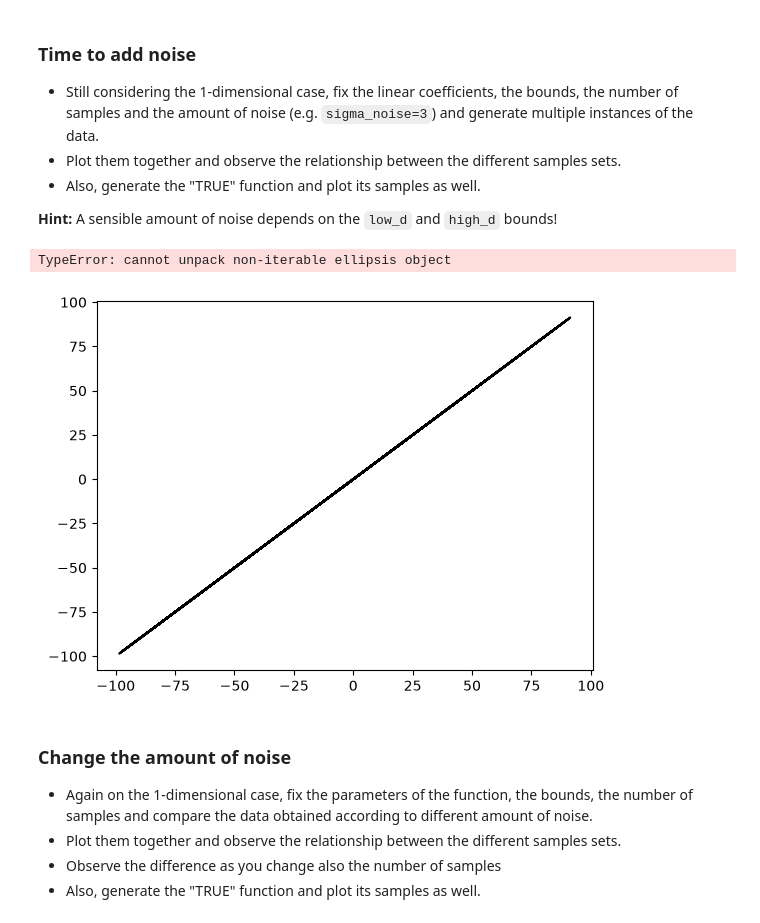
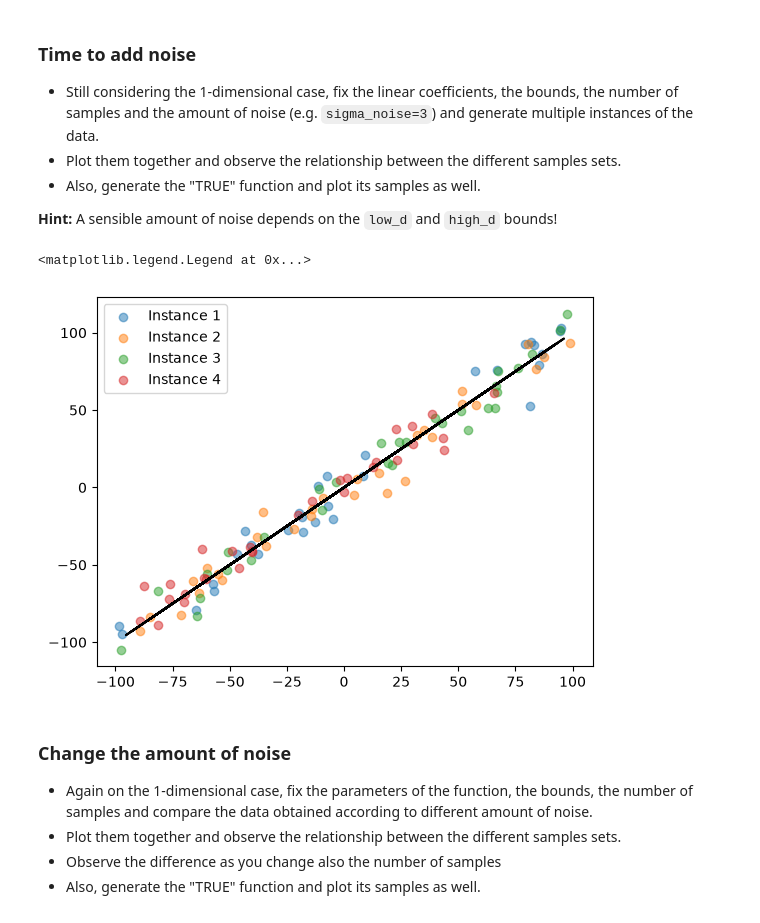
Before and after one commit to sinahatami/ml, a Jupyter notebook: notebooks/labs/Lab0_DataGeneration.ipynb, the cells around one changed output. Drawn from its saved outputs; the diff is of its cells as text; code cells hidden in the pictures.

```diff
--- a/notebooks/labs/Lab0_DataGeneration.ipynb
+++ b/notebooks/labs/Lab0_DataGeneration.ipynb
@@ -79,26 +79,34 @@ TypeError: cannot unpack non-iterable ellipsis object
 # %%
 D = 1
 w = np.array([1]).reshape(-1, D).transpose()
 low_D = np.array([-100])
 high_D = np.array([100])
 
 n = 30
 sigma_noise = 10
 
 Xtrue, Ytrue = linearRegrFunction(100, D, low_D, high_D, w, 0)
 plt.plot(Xtrue, Ytrue,'-k')
 
 # GENERATE 4 DIFFERENT INSTANCES OF THE DATA KEEPING ALL THE PARAMETERS WITH THE SAME VALUE
 # VISUALIZE THE OBTAINED POINTS ON THE SAME PLOT AND OBSERVE WHAT HAPPENS
 
-Xd1, Yd1 = ...
-plt.scatter(...)
+Xd1, Yd1 = linearRegrFunction(30, D, low_D, high_D, w, sigma_noise)
+plt.scatter(Xd1, Yd1, alpha=0.5, label='Instance 1')
 
-#Xd2, Yd2 = ...
-#...
+Xd2, Yd2 = linearRegrFunction(30, D, low_D, high_D, w, sigma_noise)
+plt.scatter(Xd2, Yd2, alpha=0.5, label='Instance 2')
+
+Xd3, Yd3 = linearRegrFunction(30, D, low_D, high_D, w, sigma_noise)
+plt.scatter(Xd3, Yd3, alpha=0.5, label='Instance 3')
+
+Xd4, Yd4 = linearRegrFunction(30, D, low_D, high_D, w, sigma_noise)
+plt.scatter(Xd4, Yd4, alpha=0.5, label='Instance 4')
+
+plt.legend()
 # %% [output]
-TypeError: cannot unpack non-iterable ellipsis object
+<matplotlib.legend.Legend at 0x...>
-[figure, old version]
+[figure, new version]
 # %% [markdown]
 ### Change the amount of noise
 
```
Also changed, not shown: parts of 7 cells of this notebook.
